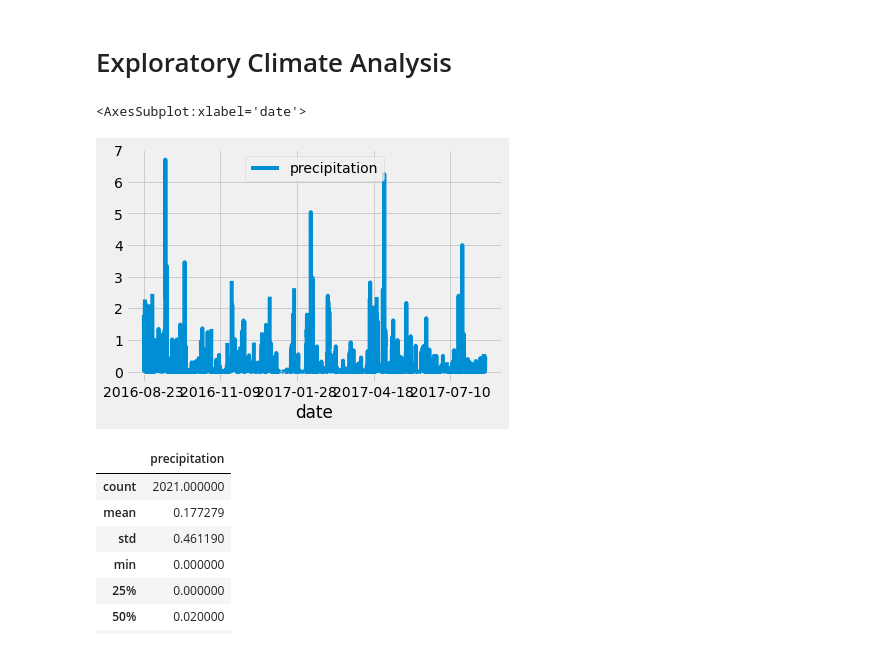
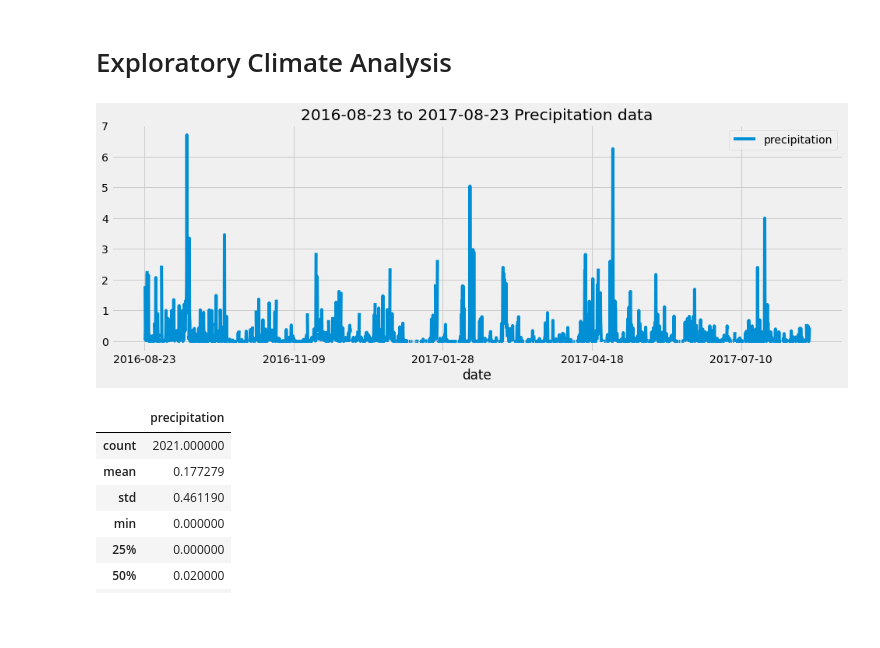
Before and after one commit to paulviet/surfs_up, a Jupyter notebook: climate_analysis.ipynb, the cells around one changed output. Saved outputs shown, nothing was run; the diff lists cells and outputs as text; code cells hidden in the pictures; blank space fills up the shorter version.

```diff
--- a/climate_analysis.ipynb
+++ b/climate_analysis.ipynb
@@ -60,26 +60,27 @@ session = Session(engine)
 # %%
 # Design a query to retrieve the last 12 months of precipitation data and plot the results.
 #Starting from the last data point in the database.
 prev_year = dt.date(2017, 8, 23)
 
 # Calculate the date one year from the last date in data set.
 prev_year = dt.date(2017, 8, 23) - dt.timedelta(days=365)
 
 # Perform a query to retrieve the data and precipitation scores
 results = session.query(Measurement.date, Measurement.prcp).filter(Measurement.date >= prev_year).all()
 # Save the query results as a Pandas DataFrame and set the index to the date column
 df = pd.DataFrame(results, columns=['date','precipitation'])
 
 # Sort the dataframe by date
 df.set_index(df['date'], inplace=True)
 df = df.sort_index()
 #print(df.to_string(index=False)) #Hide the index from print
 
 # Use Pandas Plotting with Matplotlib to plot the data
-df.plot()
+#df.plot()
+df.plot(title='2016-08-23 to 2017-08-23 Precipitation data', figsize=(15, 5))
+plt.savefig("Resources/precipitation.png")
 # %% [output]
-<AxesSubplot:xlabel='date'>
-[figure, old version]
+[figure, new version]
 # %%
 # Use Pandas to calcualte the summary statistics for the precipitation data
 df.describe()
```
Also changed, not shown: parts of 1 cell of this notebook, 9 other files.
